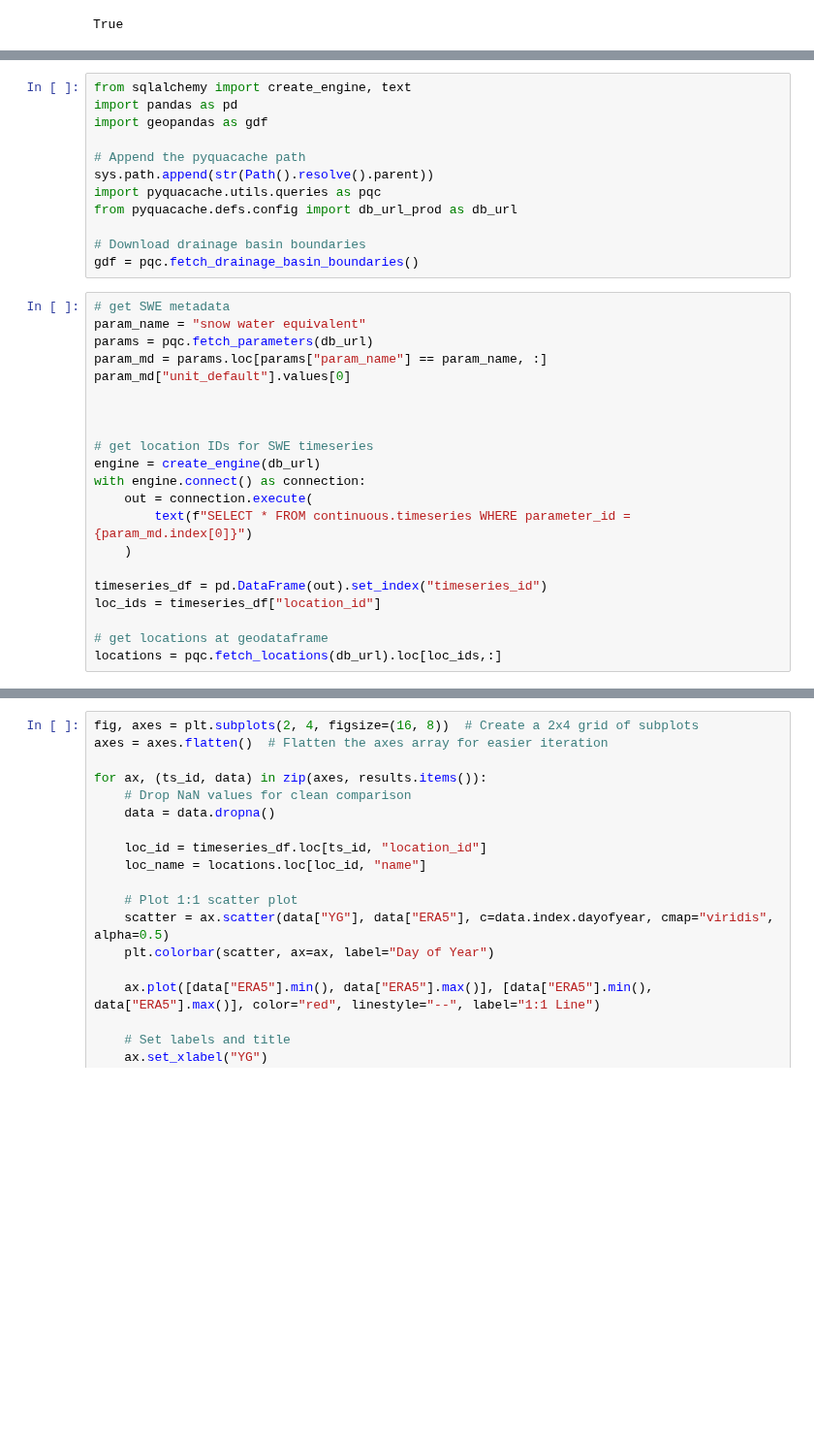
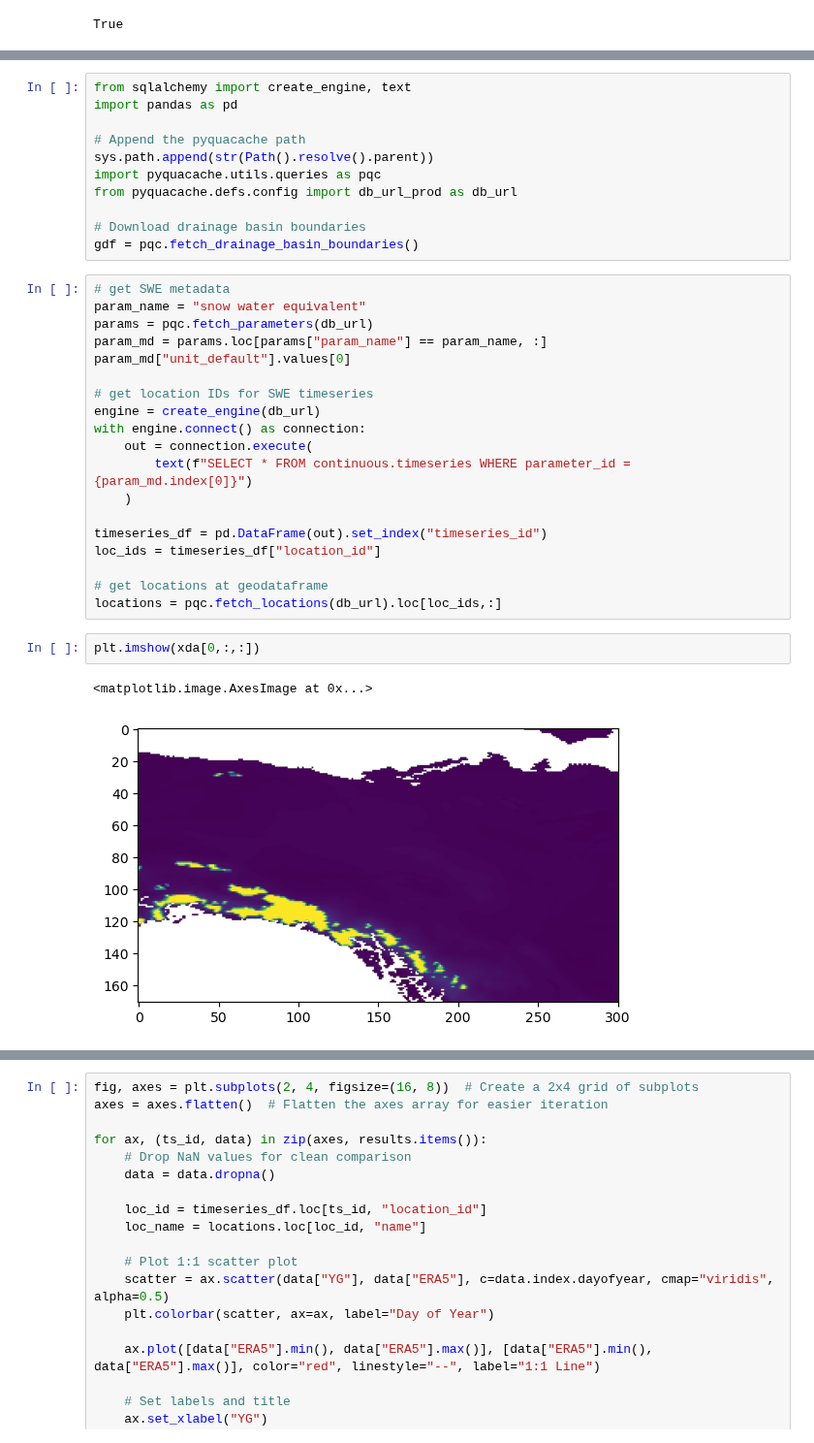
Before and after one commit to YukonWRB/YGwater, a Jupyter notebook: dev/era5/era5_main.ipynb, the cells around one changed output, grey strips where cells are left out. Shown at 97% size. Cells and saved outputs as stored; diff of their text form; blank space fills up the shorter version.

```diff
--- a/dev/era5/era5_main.ipynb
+++ b/dev/era5/era5_main.ipynb
@@ -172,7 +172,6 @@ interactive(children=(IntSlider(value=0, description='time_index', layout=Layout
 # %%
 from sqlalchemy import create_engine, text
 import pandas as pd
-import geopandas as gdf
 
 # Append the pyquacache path
 sys.path.append(str(Path().resolve().parent))
@@ -187,8 +186,6 @@ param_name = "snow water equivalent"
 params = pqc.fetch_parameters(db_url)
 param_md = params.loc[params["param_name"] == param_name, :]
 param_md["unit_default"].values[0]
-
-
 
 # get location IDs for SWE timeseries
 engine = create_engine(db_url)
@@ -202,6 +199,11 @@ loc_ids = timeseries_df["location_id"]
 
 # get locations at geodataframe
 locations = pqc.fetch_locations(db_url).loc[loc_ids,:]
+# %%
+plt.imshow(xda[0,:,:])
+# %% [output]
+<matplotlib.image.AxesImage at 0x...>
+[figure, added]
 # %%
 fig, ax = plt.subplots(figsize=(10, 6))
 
```
Also changed, not shown: parts of 30 cells of this notebook, 4 other files.
